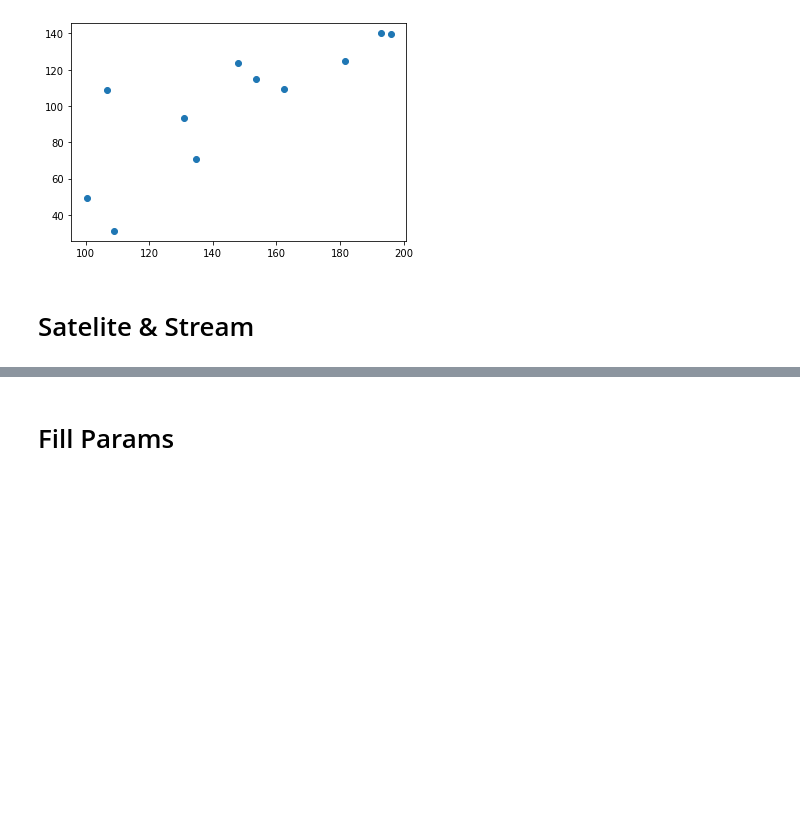
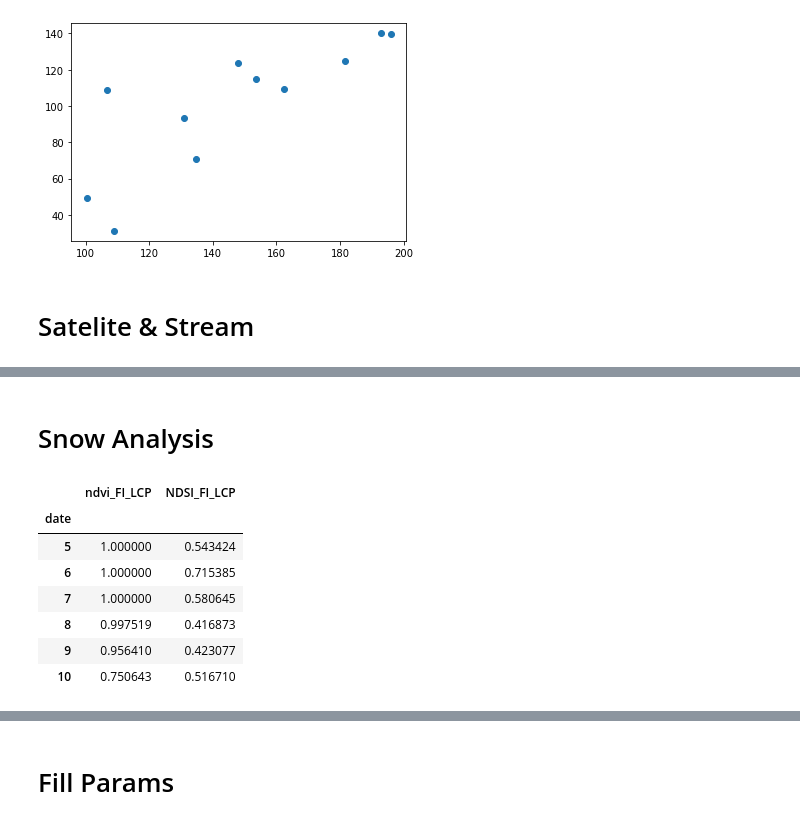
Before and after one commit to June-Skeeter/FishIsland_Flux_Analysis, a Jupyter notebook: FluxProcessing/FishIsland_AWS_Temporal_Upscale.ipynb, the cells around one changed output, grey strips where cells are left out. Cells and saved outputs as stored; diff of their text form; code cells hidden in the pictures; blank space fills up the shorter version.

```diff
--- a/FluxProcessing/FishIsland_AWS_Temporal_Upscale.ipynb
+++ b/FluxProcessing/FishIsland_AWS_Temporal_Upscale.ipynb
@@ -568,0 +766,16 @@ dtype: float64
+# %% [markdown]
+# Snow Analysis
+# %%
+Monthly = Satelite.groupby(Satelite.index.month).count()
+for c in Monthly.columns:
+    Monthly[c]=Monthly[c]/Monthly.max(axis=1)
+Monthly[['ndvi_FI_LCP','NDSI_FI_LCP']].iloc[4:10]
+# %% [output]
+|  | ndvi_FI_LCP | NDSI_FI_LCP |
+| date |  |  |
+| 5 | 1.000000 | 0.543424 |
+| 6 | 1.000000 | 0.715385 |
+| 7 | 1.000000 | 0.580645 |
+| 8 | 0.997519 | 0.416873 |
+| 9 | 0.956410 | 0.423077 |
+| 10 | 0.750643 | 0.516710 |
```
Also changed, not shown: parts of 20 cells of this notebook, 3 other files.
